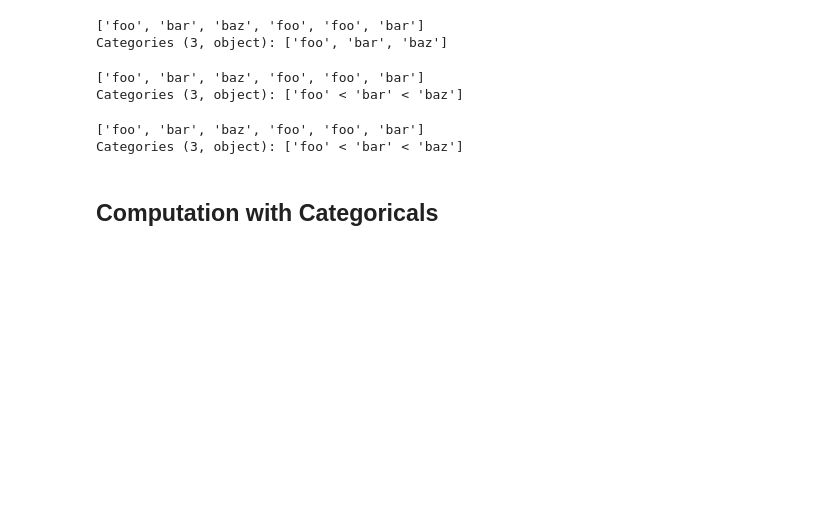
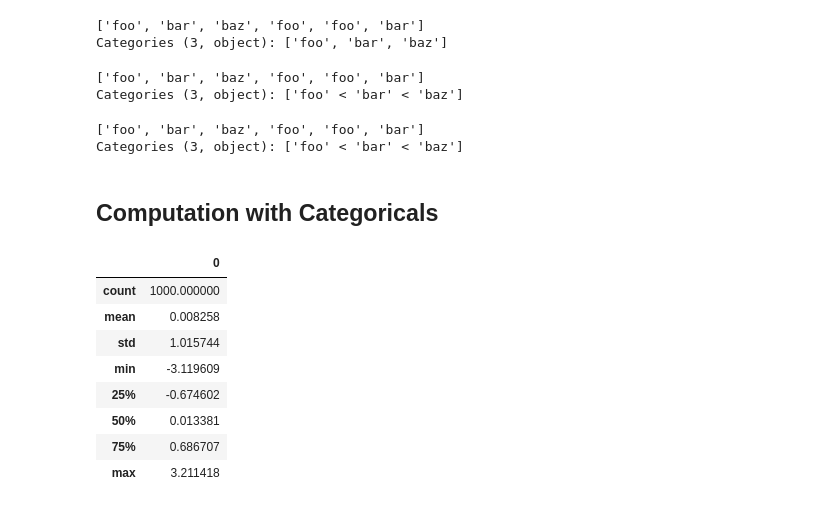
Before and after one commit to emuro/books, a Jupyter notebook: python/pydata-book/ch07_EM.ipynb, the cells around one changed output. Cells and saved outputs as stored; diff of their text form; code cells hidden in the pictures; blank space fills up the shorter version.

```diff
--- a/python/pydata-book/ch07_EM.ipynb
+++ b/python/pydata-book/ch07_EM.ipynb
@@ -1239,3 +1239,15 @@ Categories (3, object): ['foo' < 'bar' < 'baz']
 ## Computation with Categoricals
 # %%
 rng = np.random.default_rng(seed=12345)
+draws = rng.standard_normal(1000)
+pd.DataFrame(draws).describe()
+# %% [output]
+|  | 0 |
+| count | 1000.000000 |
+| mean | 0.008258 |
+| std | 1.015744 |
+| min | -3.119609 |
+| 25% | -0.674602 |
+| 50% | 0.013381 |
+| 75% | 0.686707 |
+| max | 3.211418 |
```
Also changed, not shown: parts of 16 cells of this notebook.
